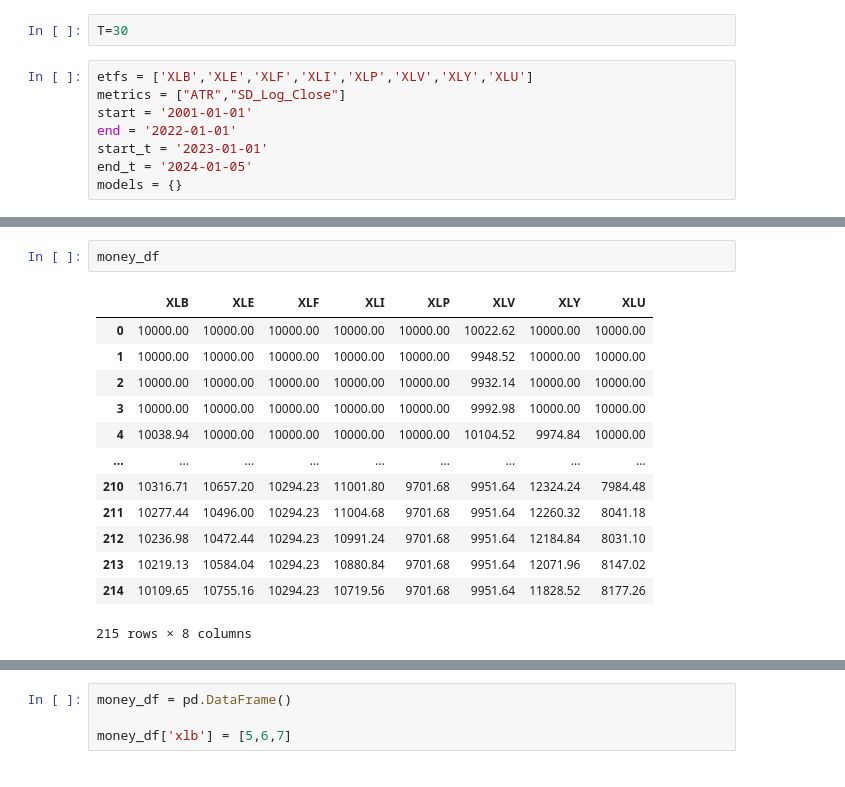
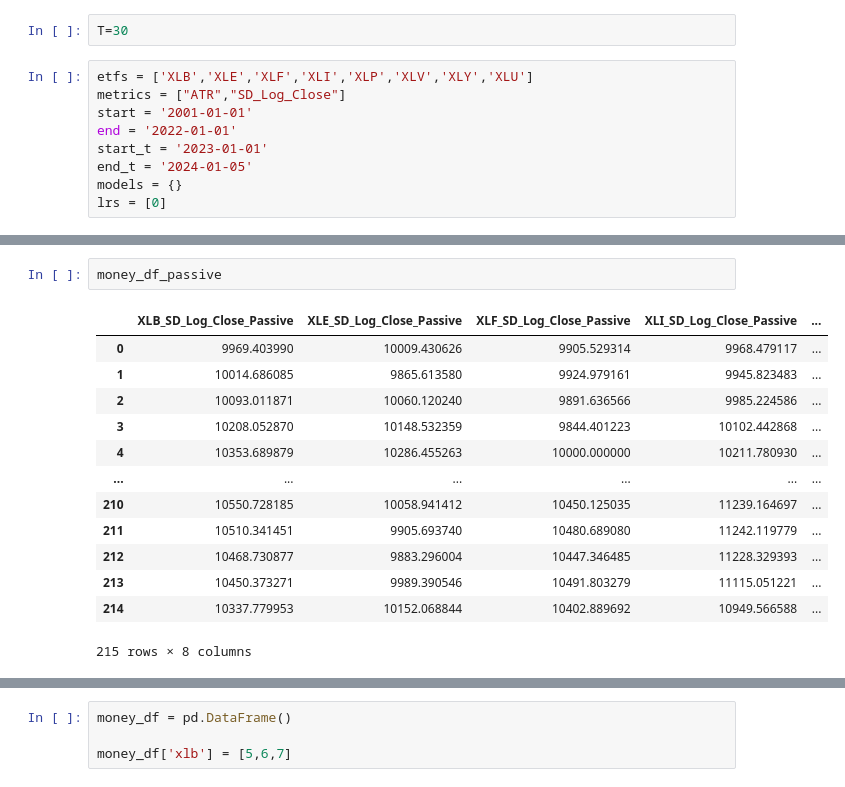
Before and after one commit to AkshayMurthy1/lstm-atr-prediction, a Jupyter notebook: stock-data/full_sim_tests.ipynb, the cells around one changed output, grey strips where cells are left out. Saved outputs shown, nothing was run; the diff lists cells and outputs as text.

```diff
--- a/stock-data/full_sim_tests.ipynb
+++ b/stock-data/full_sim_tests.ipynb
@@ -26,4 +26,5 @@ end = '2022-01-01'
 start_t = '2023-01-01'
 end_t = '2024-01-05'
 models = {}
+lrs = [0]
 # %%
@@ -131,17 +135,17 @@ fig.savefig('return_metrics.png')
 # %%
-money_df
+money_df_passive
 # %% [output]
-|  | XLB | XLE | XLF | XLI | XLP | XLV | XLY | XLU |
-| 0 | 10000.00 | 10000.00 | 10000.00 | 10000.00 | 10000.00 | 10022.62 | 10000.00 | 10000.00 |
-| 1 | 10000.00 | 10000.00 | 10000.00 | 10000.00 | 10000.00 | 9948.52 | 10000.00 | 10000.00 |
-| 2 | 10000.00 | 10000.00 | 10000.00 | 10000.00 | 10000.00 | 9932.14 | 10000.00 | 10000.00 |
-| 3 | 10000.00 | 10000.00 | 10000.00 | 10000.00 | 10000.00 | 9992.98 | 10000.00 | 10000.00 |
-| 4 | 10038.94 | 10000.00 | 10000.00 | 10000.00 | 10000.00 | 10104.52 | 9974.84 | 10000.00 |
-| ... | ... | ... | ... | ... | ... | ... | ... | ... |
-| 210 | 10316.71 | 10657.20 | 10294.23 | 11001.80 | 9701.68 | 9951.64 | 12324.24 | 7984.48 |
-| 211 | 10277.44 | 10496.00 | 10294.23 | 11004.68 | 9701.68 | 9951.64 | 12260.32 | 8041.18 |
-| 212 | 10236.98 | 10472.44 | 10294.23 | 10991.24 | 9701.68 | 9951.64 | 12184.84 | 8031.10 |
-| 213 | 10219.13 | 10584.04 | 10294.23 | 10880.84 | 9701.68 | 9951.64 | 12071.96 | 8147.02 |
-| 214 | 10109.65 | 10755.16 | 10294.23 | 10719.56 | 9701.68 | 9951.64 | 11828.52 | 8177.26 |
+|  | XLB_SD_Log_Close_Passive | XLE_SD_Log_Close_Passive | XLF_SD_Log_Close_Passive | XLI_SD_Log_Close_Passive | ... |
+| 0 | 9969.403990 | 10009.430626 | 9905.529314 | 9968.479117 | ... |
+| 1 | 10014.686085 | 9865.613580 | 9924.979161 | 9945.823483 | ... |
+| 2 | 10093.011871 | 10060.120240 | 9891.636566 | 9985.224586 | ... |
+| 3 | 10208.052870 | 10148.532359 | 9844.401223 | 10102.442868 | ... |
+| 4 | 10353.689879 | 10286.455263 | 10000.000000 | 10211.780930 | ... |
+| ... | ... | ... | ... | ... | ... |
+| 210 | 10550.728185 | 10058.941412 | 10450.125035 | 11239.164697 | ... |
+| 211 | 10510.341451 | 9905.693740 | 10480.689080 | 11242.119779 | ... |
+| 212 | 10468.730877 | 9883.296004 | 10447.346485 | 11228.329393 | ... |
+| 213 | 10450.373271 | 9989.390546 | 10491.803279 | 11115.051221 | ... |
+| 214 | 10337.779953 | 10152.068844 | 10402.889692 | 10949.566588 | ... |
 215 rows × 8 columns
 # %%
```
Also changed, not shown: parts of 5 cells of this notebook, 14 other files.
